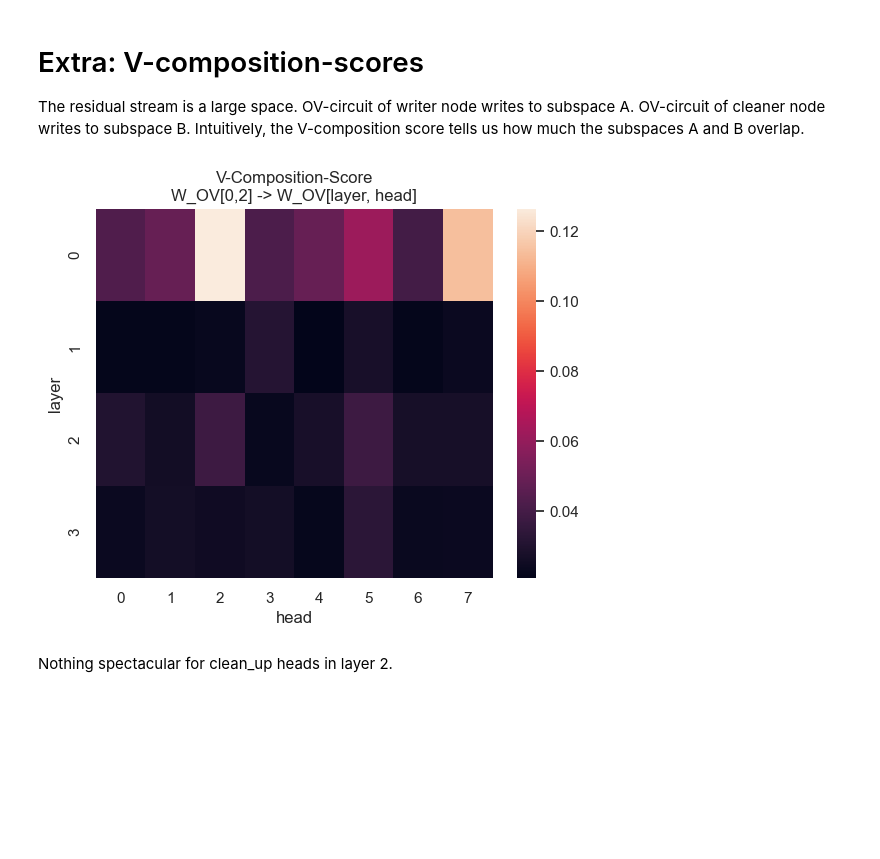
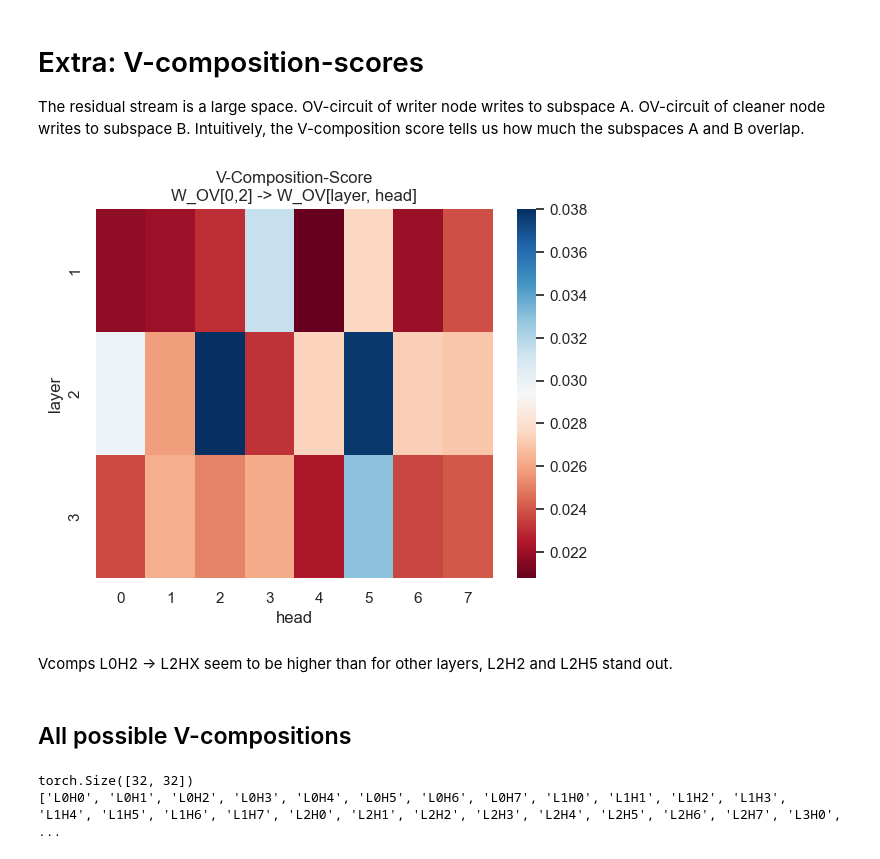
Before and after one commit to canrager/cleanup_nodes, a Jupyter notebook: scatterplot_DLA_writer_vs_cleaner.ipynb, the cells around one changed output. Saved outputs shown, nothing was run; the diff lists cells and outputs as text; code cells hidden in the pictures; blank space fills up the shorter version.

Commit message:
added full vcomp scores

```diff
--- a/scatterplot_DLA_writer_vs_cleaner.ipynb
+++ b/scatterplot_DLA_writer_vs_cleaner.ipynb
@@ -191,18 +191,20 @@ vcomp_scores = torch.zeros((model.cfg.n_layers, model.cfg.n_heads))
 
 writerOV = W_OV[0, 2]
 writerOV_norm = torch.norm(writerOV, p="fro")
-for layer in range(model.cfg.n_layers):
+for layer in range(1, model.cfg.n_layers):
     for head in range(model.cfg.n_heads):
         cleanerOV = W_OV[layer, head]
         cleanerOV_norm = torch.norm(cleanerOV, p="fro")
         prod = torch.matmul(writerOV, cleanerOV)
-        vcomp_scores[layer, head] = torch.norm(prod, p="fro") / (writerOV_norm * cleanerOV_norm)
+        vcomp_scores[layer-1, head] = torch.norm(prod, p="fro") / (writerOV_norm * cleanerOV_norm)
 # %%
-sns.heatmap(vcomp_scores)
+sns.heatmap(vcomp_scores, yticklabels=[1,2,3], cmap="RdBu")
 plt.title("V-Composition-Score\nW_OV[0,2] -> W_OV[layer, head]")
 plt.xlabel("head")
 plt.ylabel("layer");
 # %% [output]
-[figure, old version]
+[figure, new version]
-# %% [markdown]
-Nothing spectacular for clean_up heads in layer 2.
+# %% [markdown]
+Vcomps L0H2 -> L2HX seem to be higher than for other layers, L2H2 and L2H5 stand out.
+# %% [markdown]
+## All possible V-compositions
@@ -208,0 +230,8 @@ Nothing spectacular for clean_up heads in layer 2.
+# %%
+print(full_vcomp_scores.shape)
+len(ticklabels)
+
+print(ticklabels)
+# %% [output]
+torch.Size([32, 32])
+['L0H0', 'L0H1', 'L0H2', 'L0H3', 'L0H4', 'L0H5', 'L0H6', 'L0H7', 'L1H0', 'L1H1', 'L1H2', 'L1H3', 'L1H4', 'L1H5', 'L1H6', 'L1H7', 'L2H0', 'L2H1', 'L2H2', 'L2H3', 'L2H4', 'L2H5', 'L2H6', 'L2H7', 'L3H0', ...
```
Also changed, not shown: parts of 2 cells of this notebook.
